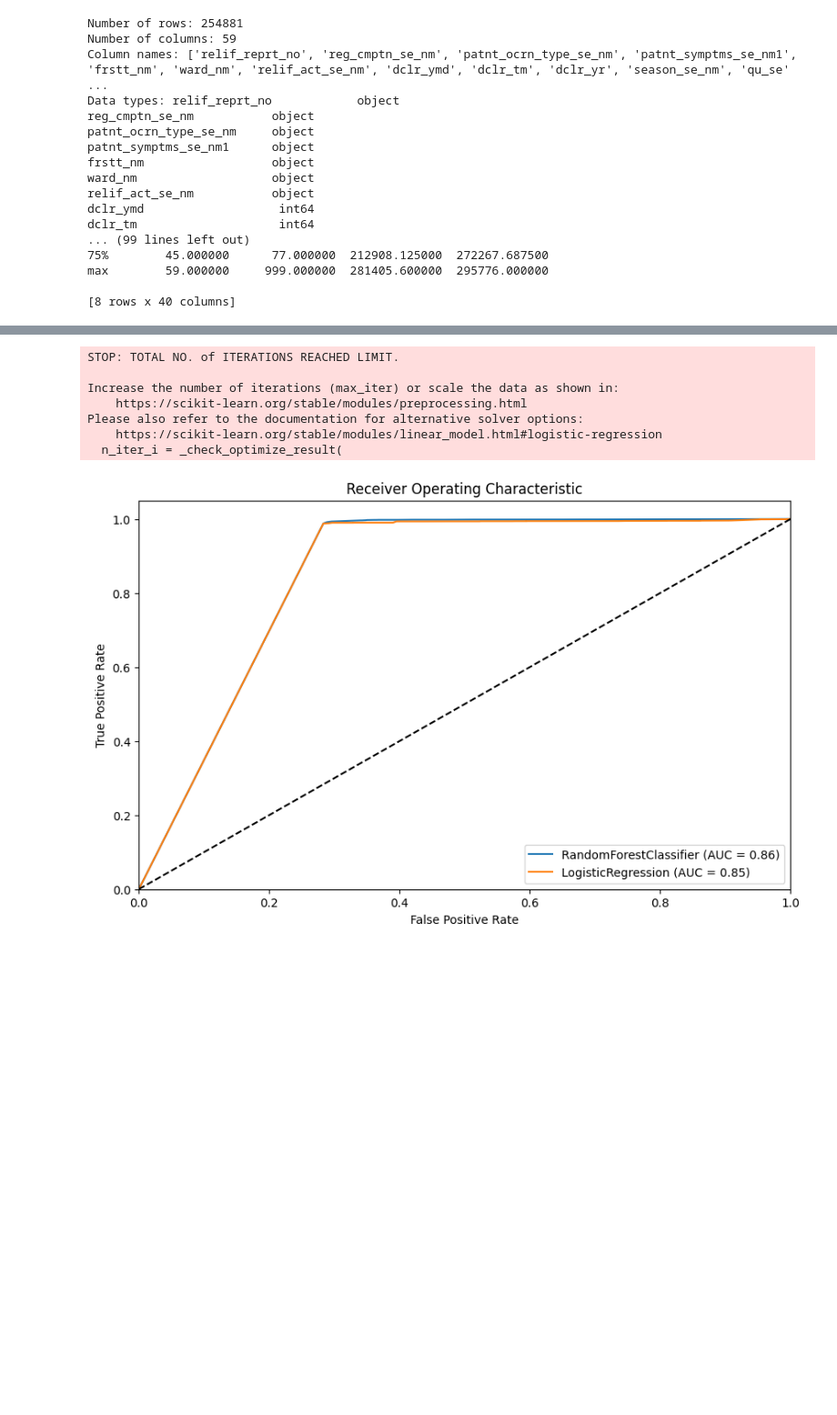
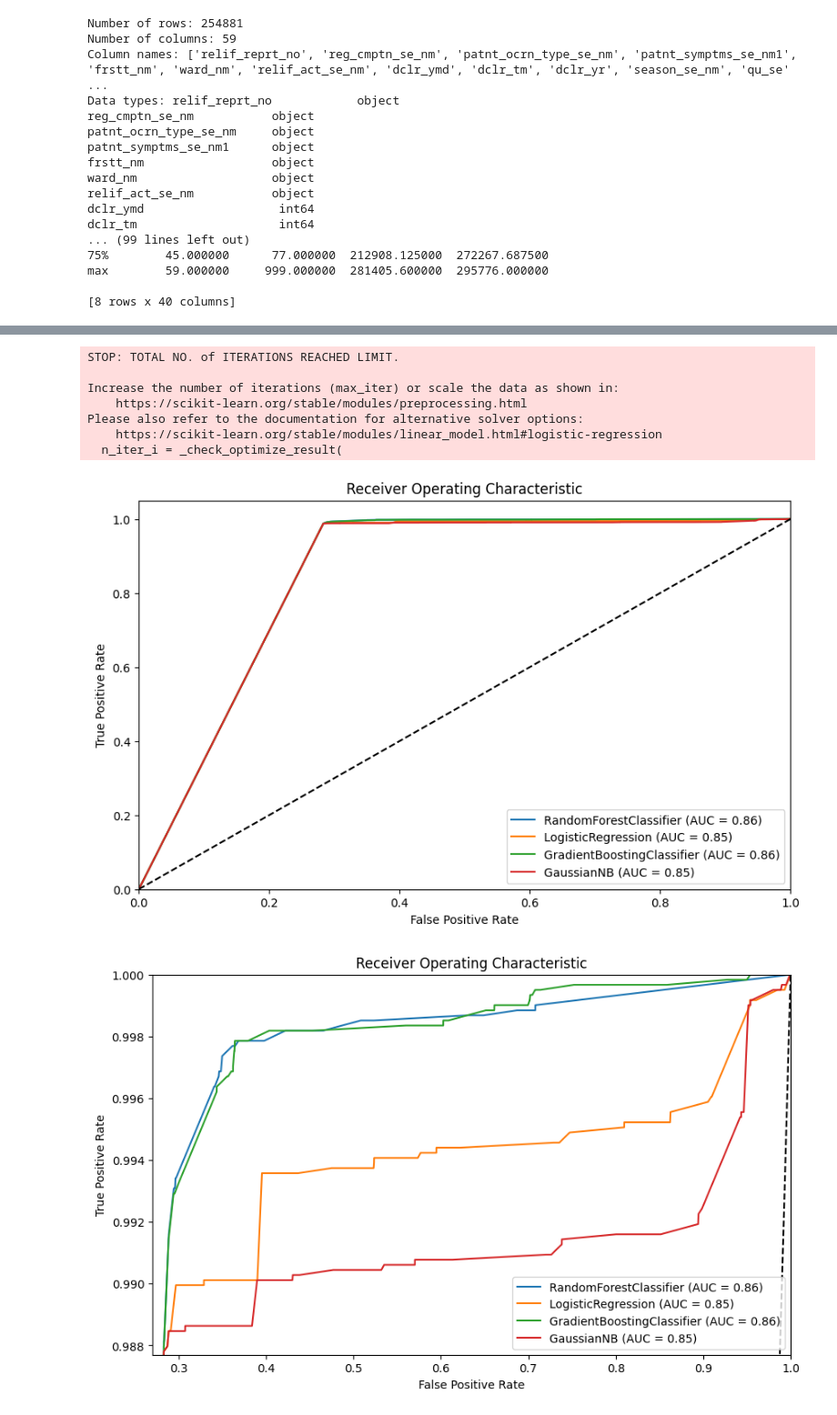
Before and after one commit to HectorSin/TIL, a Jupyter notebook: ml_basic/Project/code_read.ipynb, the cells around one changed output, grey strips where cells are left out. Shown at 91% size. Cells and saved outputs as stored; diff of their text form; code cells hidden in the pictures; blank space fills up the shorter version.

```diff
--- a/ml_basic/Project/code_read.ipynb
+++ b/ml_basic/Project/code_read.ipynb
@@ -255,6 +265,10 @@ plt.show()
 import numpy as np
 from sklearn.metrics import roc_auc_score, roc_curve
 from sklearn.model_selection import train_test_split
+from sklearn.ensemble import RandomForestClassifier
+from sklearn.linear_model import LogisticRegression
+from sklearn.ensemble import GradientBoostingClassifier
+from sklearn.naive_bayes import GaussianNB
 import matplotlib.pyplot as plt
 
 select_columns = data[["patnt_ocrn_type_se_nm", "patnt_symptms_se_nm1"]]
@@ -280,9 +294,17 @@ model_rf.fit(X_train, y_train)
 model_lr = LogisticRegression()
 model_lr.fit(X_train, y_train)
 
+model_gb = GradientBoostingClassifier()
+model_gb.fit(X_train, y_train)
+
+model_gnb = GaussianNB()
+model_gnb.fit(X_train, y_train)
+
 # Predict probabilities for each class
 y_pred_proba_rf = model_rf.predict_proba(X_test)
 y_pred_proba_lr = model_lr.predict_proba(X_test)
+y_pred_proba_gb = model_gb.predict_proba(X_test)
+y_pred_proba_gnb = model_gnb.predict_proba(X_test)
 
 # Select one class as the positive class
 positive_class = 1
@@ -293,24 +315,23 @@ auc_score_rf = roc_auc_score(y_test == positive_class, y_pred_proba_rf[:, positi
 # Calculate the AUC score for the LogisticRegression model
 auc_score_lr = roc_auc_score(y_test == positive_class, y_pred_proba_lr[:, positive_class])
 
+# Calculate the AUC score for the GradientBoostingClassifier model
+auc_score_gb = roc_auc_score(y_test == positive_class, y_pred_proba_gb[:, positive_class])
+
+# Calculate the AUC score for the GaussianNB model
+auc_score_gnb = roc_auc_score(y_test == positive_class, y_pred_proba_gnb[:, positive_class])
+
 # Calculate the false positive rate and true positive rate for the ROC curve for RandomForestClassifier
 fpr_rf, tpr_rf, thresholds_rf = roc_curve(y_test == positive_class, y_pred_proba_rf[:, positive_class])
 
 # Calculate the false positive rate and true positive rate for the ROC curve for LogisticRegression
 fpr_lr, tpr_lr, thresholds_lr = roc_curve(y_test == positive_class, y_pred_proba_lr[:, positive_class])
 
-# Plot the ROC curves
-plt.figure(figsize=(10, 6))
-plt.plot(fpr_rf, tpr_rf, label='RandomForestClassifier (AUC = %0.2f)' % auc_score_rf)
-plt.plot(fpr_lr, tpr_lr, label='LogisticRegression (AUC = %0.2f)' % auc_score_lr)
-plt.plot([0, 1], [0, 1], 'k--')
-plt.xlim([0.0, 1.0])
-plt.ylim([0.0, 1.05])
-plt.xlabel('False Positive Rate')
-plt.ylabel('True Positive Rate')
-plt.title('Receiver Operating Characteristic')
-plt.legend(loc="lower right")
-plt.show()
+# Calculate the false positive rate and true positive rate for the ROC curve for GradientBoostingClassifier
+fpr_gb, tpr_gb, thresholds_gb = roc_curve(y_test == positive_class, y_pred_proba_gb[:, positive_class])
+
+# Calculate the false positive rate and true positive rate for the ROC curve for GaussianNB
+fpr_gnb, tpr_gnb, thresholds_gnb = roc_curve(y_test == positive_class, y_pred_proba_gnb[:, positive_class])
 # %% [output]
 STOP: TOTAL NO. of ITERATIONS REACHED LIMIT.
 
@@ -319,4 +340,35 @@ Increase the number of iterations (max_iter) or scale the data as shown in:
 Please also refer to the documentation for alternative solver options:
     https://scikit-learn.org/stable/modules/linear_model.html#logistic-regression
   n_iter_i = _check_optimize_result(
-[figure, removed]
+# %%
+# Plot the ROC curves
+plt.figure(figsize=(10, 6))
+plt.plot(fpr_rf, tpr_rf, label='RandomForestClassifier (AUC = %0.2f)' % auc_score_rf)
+plt.plot(fpr_lr, tpr_lr, label='LogisticRegression (AUC = %0.2f)' % auc_score_lr)
+plt.plot(fpr_gb, tpr_gb, label='GradientBoostingClassifier (AUC = %0.2f)' % auc_score_gb)
+plt.plot(fpr_gnb, tpr_gnb, label='GaussianNB (AUC = %0.2f)' % auc_score_gnb)
+plt.plot([0, 1], [0, 1], 'k--')
+plt.xlim([0.0, 1.0])
+plt.ylim([0.0, 1.05])
+plt.xlabel('False Positive Rate')
+plt.ylabel('True Positive Rate')
+plt.title('Receiver Operating Characteristic')
+plt.legend(loc="lower right")
+plt.show()
+# Plot the ROC curves
+plt.figure(figsize=(10, 6))
+plt.plot(fpr_rf, tpr_rf, label='RandomForestClassifier (AUC = %0.2f)' % auc_score_rf)
+plt.plot(fpr_lr, tpr_lr, label='LogisticRegression (AUC = %0.2f)' % auc_score_lr)
+plt.plot(fpr_gb, tpr_gb, label='GradientBoostingClassifier (AUC = %0.2f)' % auc_score_gb)
+plt.plot(fpr_gnb, tpr_gnb, label='GaussianNB (AUC = %0.2f)' % auc_score_gnb)
+plt.plot([0, 1], [0, 1], 'k--')
+plt.xlim([0.27, 1.0])
+plt.ylim([0.9877, 1.0])  # Adjust the y-axis range
+plt.xlabel('False Positive Rate')
+plt.ylabel('True Positive Rate')
+plt.title('Receiver Operating Characteristic')
+plt.legend(loc="lower right")
+plt.show()
+# %% [output]
+[figure, added]
+[figure, added]
```
Also changed, not shown: parts of 5 cells of this notebook, 2 other files.
